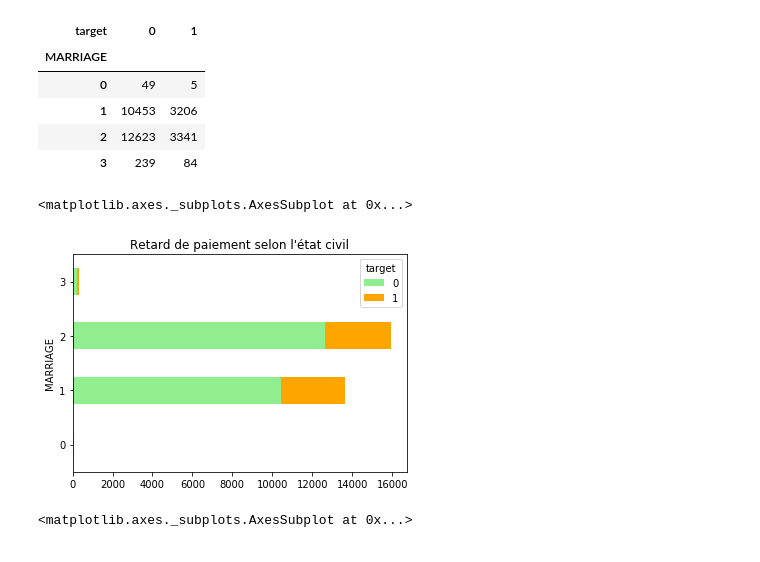
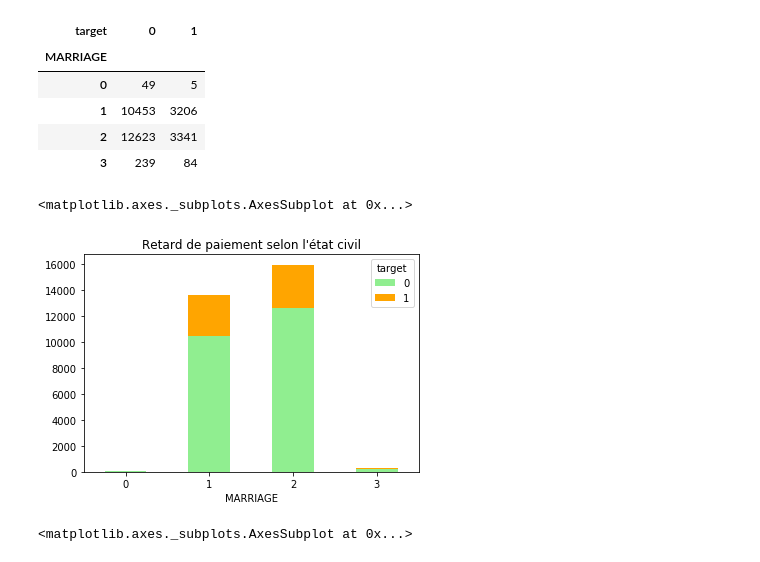
Before and after one commit to Dilini-Perera/Python-For-Data-Analysis, a Jupyter notebook: Project.ipynb, the cells around one changed output. Cells and saved outputs as stored; diff of their text form; code cells hidden in the pictures.

```diff
--- a/Project.ipynb
+++ b/Project.ipynb
@@ -137,10 +137,10 @@ target_by_situation
 | 2 | 12623 | 3341 |
 | 3 | 239 | 84 |
 # %%
-target_by_situation.plot(kind='barh', stacked = True, color=["lightgreen","orange"], title="Retard de paiement selon l'état civil")
+target_by_situation.plot(kind='bar',rot=1, stacked = True, color=["lightgreen","orange"], title="Retard de paiement selon l'état civil")
 # %% [output]
 <matplotlib.axes._subplots.AxesSubplot at 0x...>
-[figure, old version]
+[figure, new version]
 # %%
 target_by_education = pd.crosstab(df.EDUCATION, df.target)
 target_by_education.plot(kind='barh', stacked = True, color=["lightgreen","orange"], title="Retard de paiement selon le niveau d'études")
```
Also changed, not shown: parts of 23 cells of this notebook, 2 other files.
